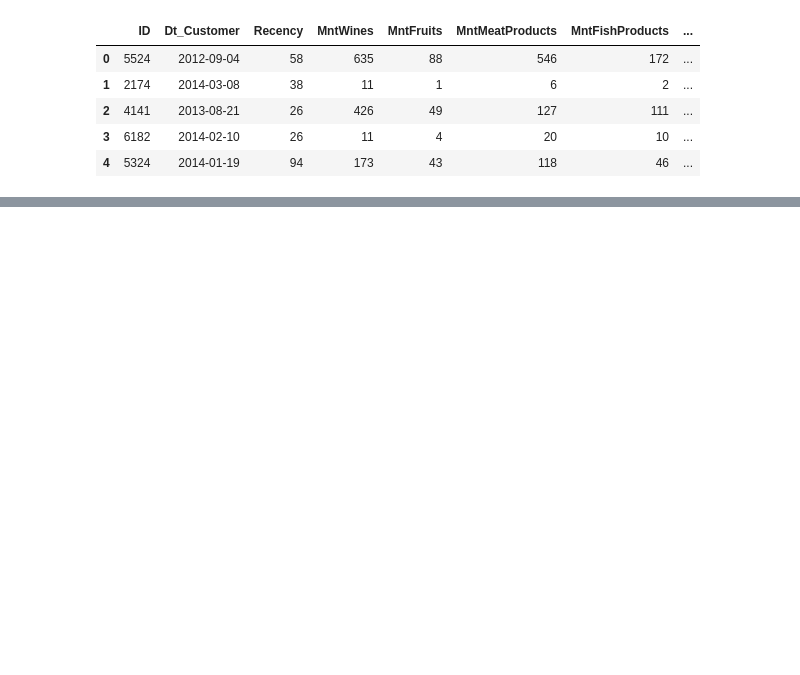
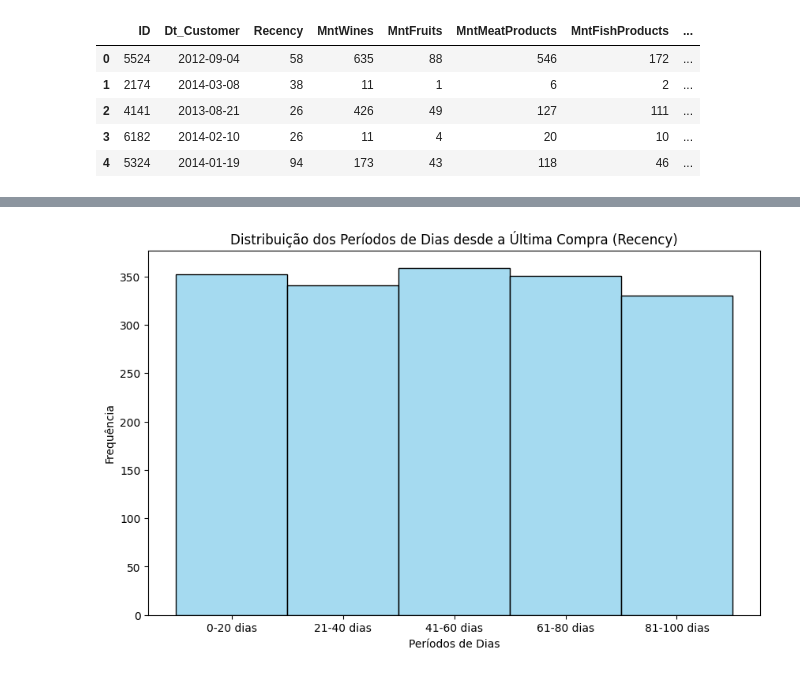
Before and after one commit to jjofilho/case_ifood_aulas, a Jupyter notebook: aula_08_ifood.ipynb, the cells around one changed output, grey strips where cells are left out. Saved outputs shown, nothing was run; the diff lists cells and outputs as text; code cells hidden in the pictures; blank space fills up the shorter version.

```diff
--- a/aula_08_ifood.ipynb
+++ b/aula_08_ifood.ipynb
@@ -289,0 +341,7 @@ Name: count, dtype: int64
+# %%
+# faixas de compras a cada vinte dias até 100 dias para a coluna Recency
+df_total_respondentes['Recency_Group'] = pd.cut(df_total_respondentes['Recency'],
+                                                bins=[0, 20, 40, 60, 80, 100],
+                                                labels=['0-20 dias', '21-40 dias', '41-60 dias', '61-80 dias', '81-100 dias'],
+                                                right=True)
+df_total_respondentes['Recency_Group']
@@ -289,0 +367,10 @@ Name: count, dtype: int64
+# %%
+# gráfico com agrupamentos da coluna Recency
+plt.figure(figsize=(10, 6))
+sns.histplot(df_total_respondentes['Recency_Group'], bins=6, color='skyblue', edgecolor='black')
+plt.title('Distribuição dos Períodos de Dias desde a Última Compra (Recency)')
+plt.xlabel('Períodos de Dias')
+plt.ylabel('Frequência')
+plt.show()
+# %% [output]
+[figure, added]
```
Also changed, not shown: parts of 53 cells of this notebook, 1 other file.
